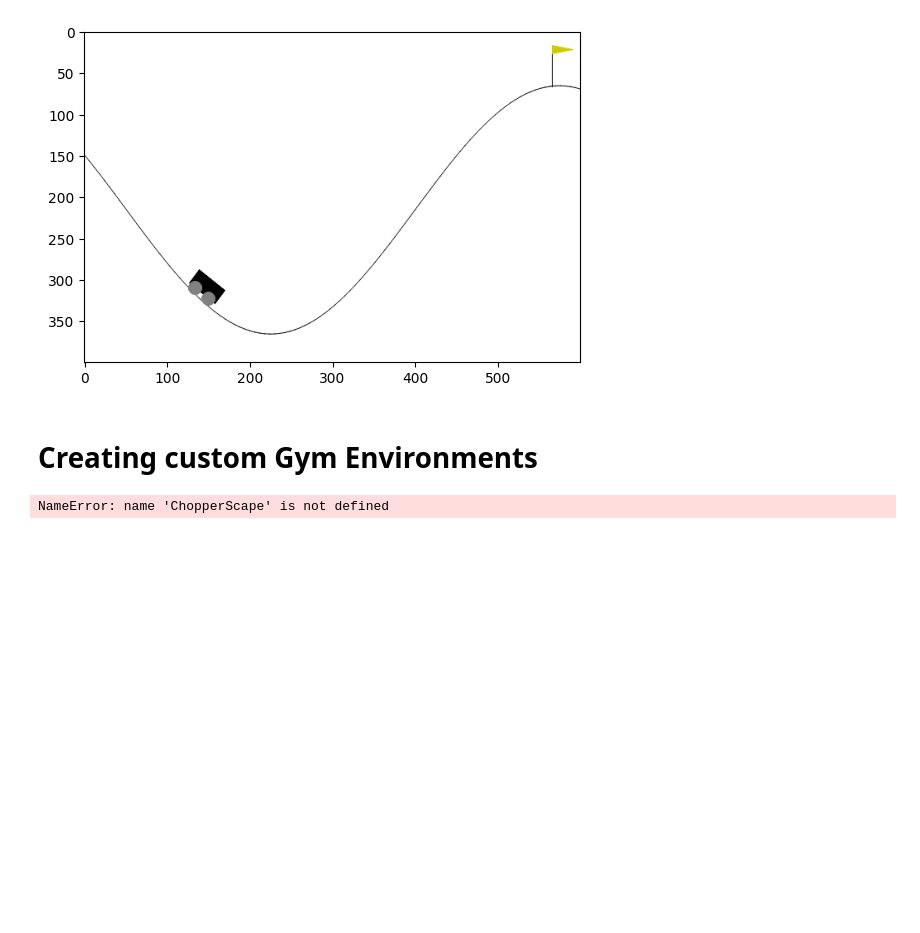
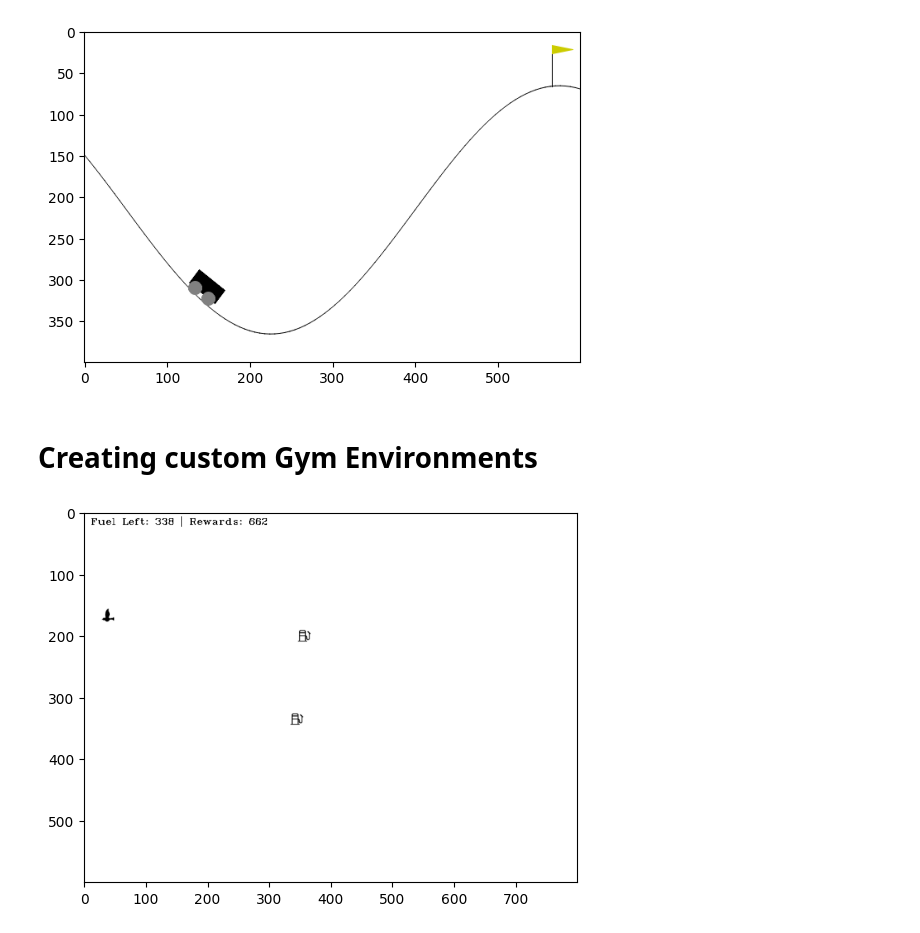
Before and after one commit to javierahumadac/desafio-20-modulo-computacional, a Jupyter notebook: environment.ipynb, the cells around one changed output. Cells and saved outputs as stored; diff of their text form; code cells hidden in the pictures; blank space fills up the shorter version.

```diff
--- a/environment.ipynb
+++ b/environment.ipynb
@@ -359,24 +359,29 @@ class Fuel(Point):
 # %%
 from IPython import display
 
 env = ChopperScape()
 obs = env.reset()
 
 
 
-img = plt.imshow(env.render())
+img = plt.imshow(env.render(mode = "rgb_array"))
 
 while True:
     # Take a random action
-    action = env.action_space.sample()
+    action = env.action_space.sample() # <- I.A.
     obs, reward, done, info = env.step(action)
 
     # Render the game
     img.set_data(env.render(mode = "rgb_array"))
+    display.display(plt.gcf())
+    display.clear_output(wait=True)
+
+    # # Wait a bit before the next frame unless you want to see a crazy fast video
+    # time.sleep(0.001)
 
     if done == True:
         break
 
 env.close()
 # %% [output]
-NameError: name 'ChopperScape' is not defined
+[figure, added]
```
